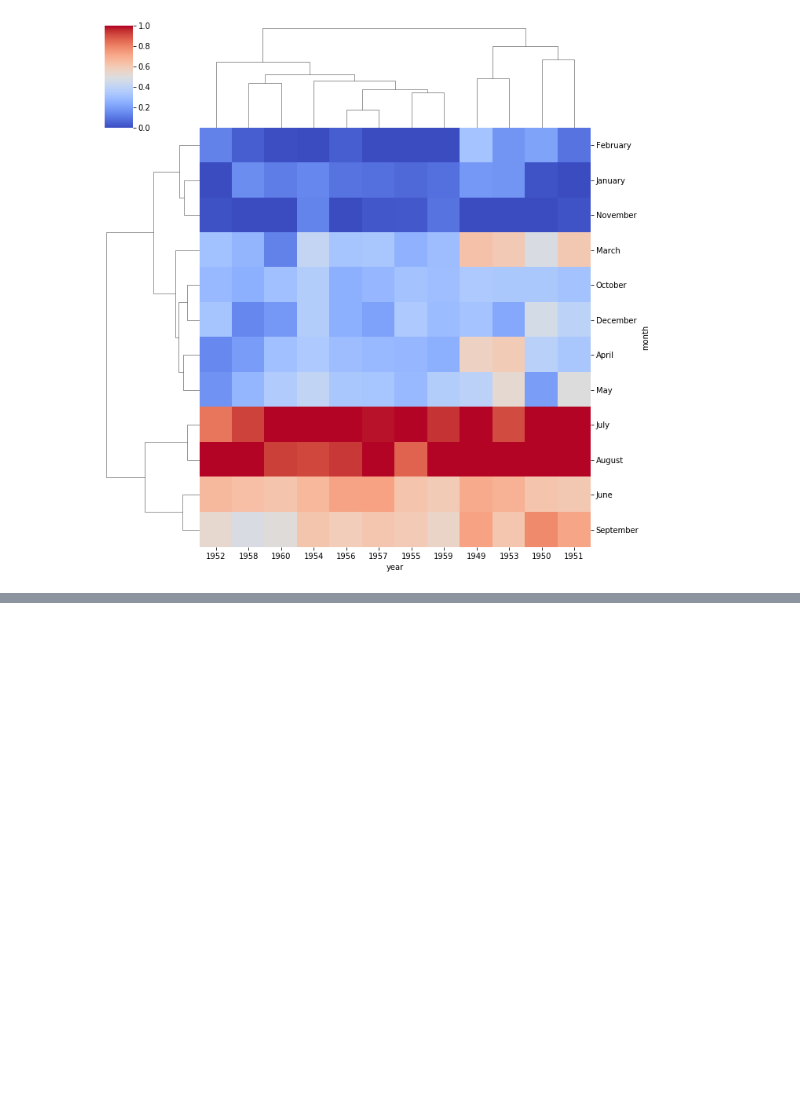
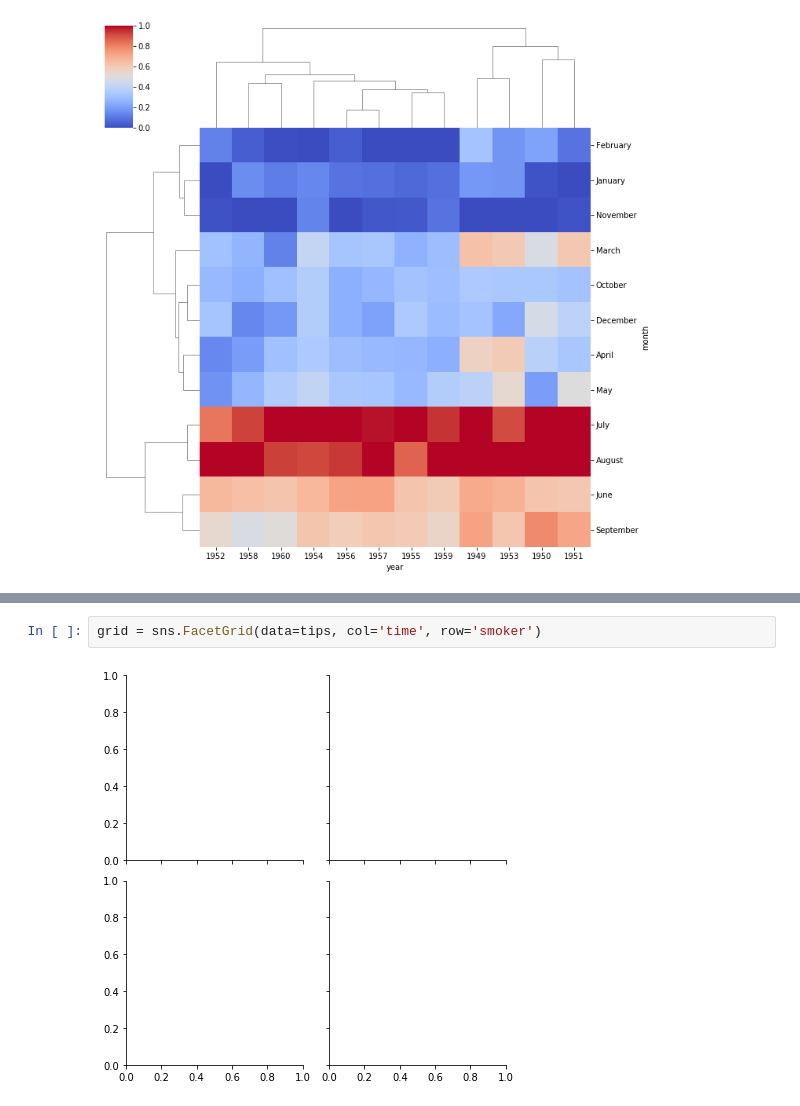
Before and after one commit to artiomtrush/Data-Science-and-Machine-learning, a Jupyter notebook: Seaborn_ALL.ipynb, the cells around one changed output, grey strips where cells are left out. Drawn from its saved outputs; the diff is of its cells as text; blank space fills up the shorter version.

```diff
--- a/Seaborn_ALL.ipynb
+++ b/Seaborn_ALL.ipynb
@@ -296,0 +347,4 @@ sns.clustermap(flights_pivot, cmap='coolwarm',
+# %%
+grid = sns.FacetGrid(data=tips, col='time', row='smoker')
+# %% [output]
+[figure, added]
```
Also changed, not shown: parts of 11 cells of this notebook, 1 other file.
